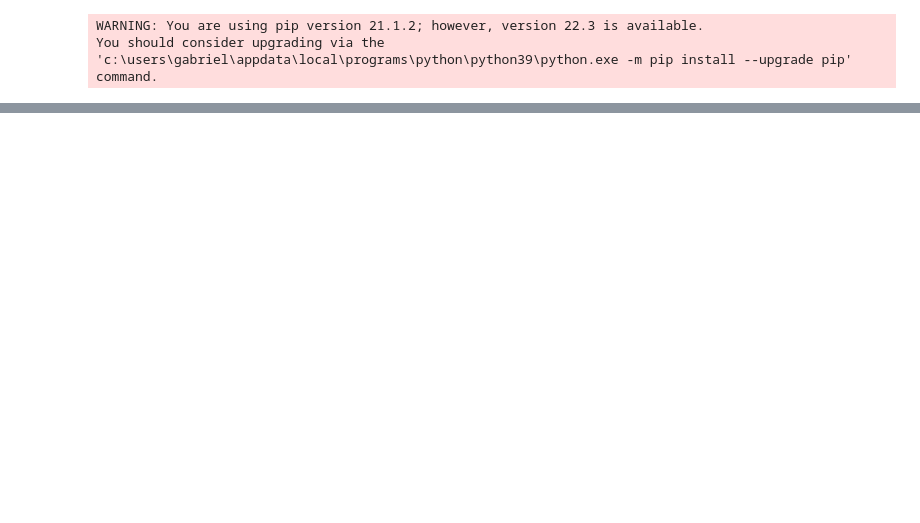
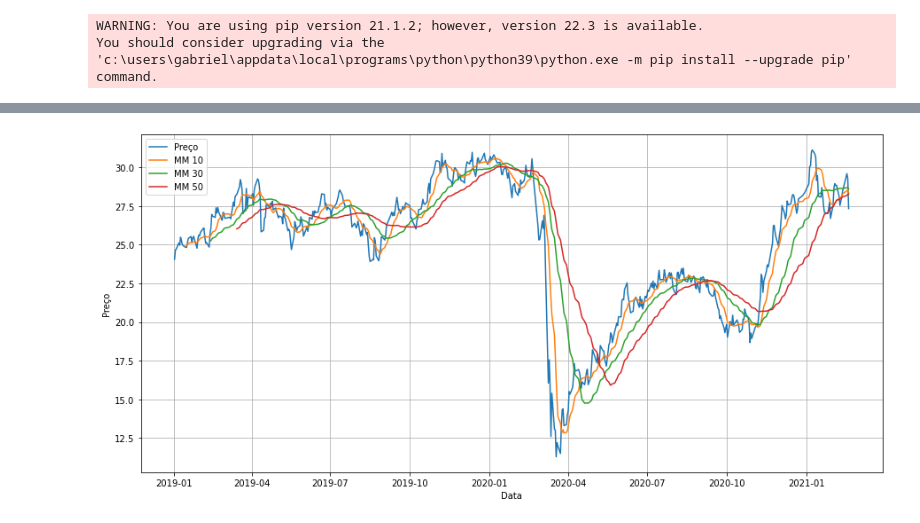
Before and after one commit to Gabrieleas10/monte_carlo_simulation, a Jupyter notebook: monte_carlo_simulations.ipynb, the cells around one changed output, grey strips where cells are left out. Cells and saved outputs as stored; diff of their text form; code cells hidden in the pictures; blank space fills up the shorter version.

```diff
--- a/monte_carlo_simulations.ipynb
+++ b/monte_carlo_simulations.ipynb
@@ -38,0 +37,6 @@ display(df)
+# %%
+MA_days = [10, 30, 50]
+
+for ma in MA_days:
+    ma_str = "MA_{}".format(ma)
+    df[ma_str] = df['Close'].rolling(ma).mean()
@@ -38,0 +51,13 @@ display(df)
+# %%
+plt.figure(figsize=(15, 7))
+plt.plot(df['Close'], label='Preço')
+plt.plot(df['MA_10'], label='MM 10')
+plt.plot(df['MA_30'], label='MM 30')
+plt.plot(df['MA_50'], label='MM 50')
+plt.xlabel('Data')
+plt.ylabel('Preço')
+plt.legend()
+plt.grid()
+plt.show()
+# %% [output]
+[figure, added]
```
Also changed, not shown: parts of 4 cells of this notebook.
